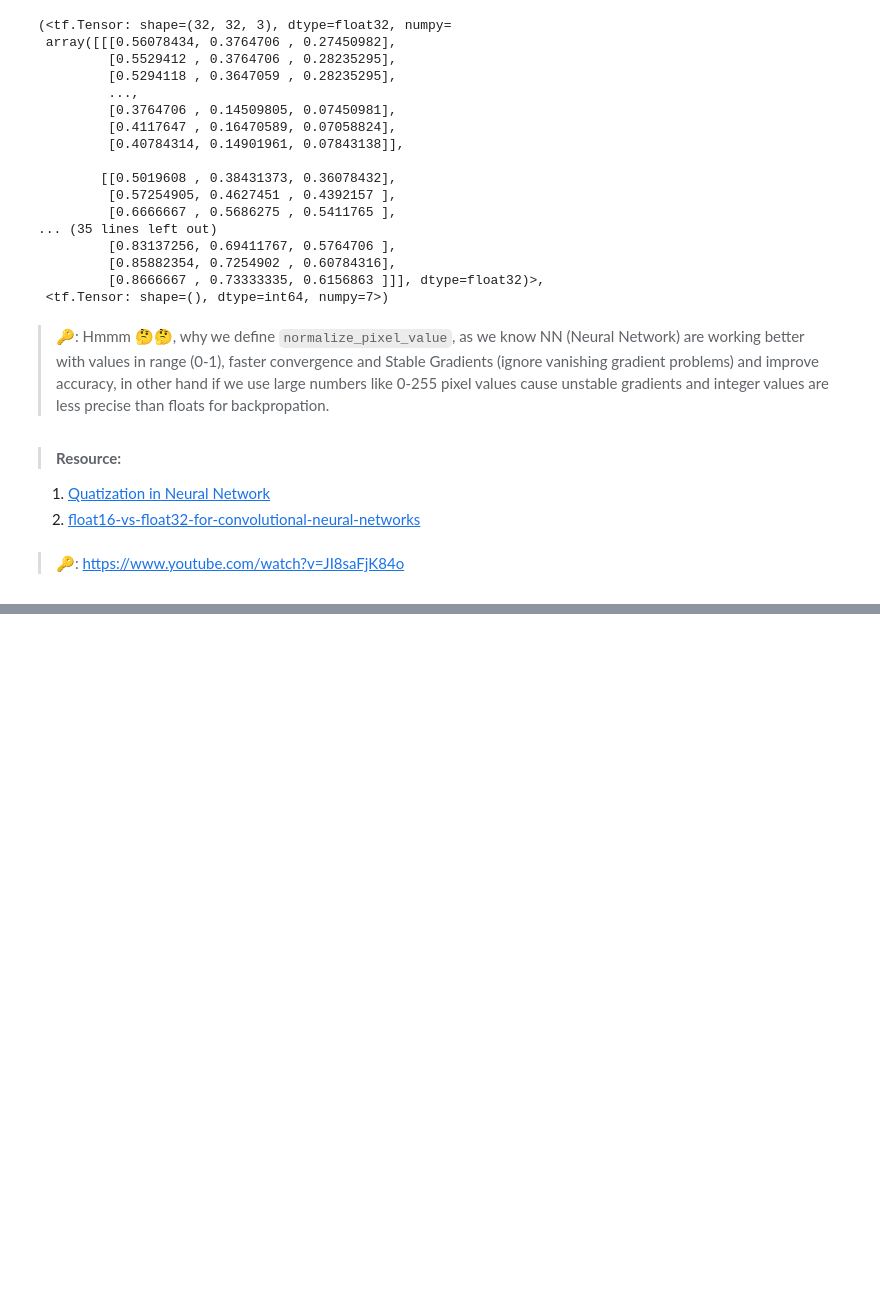
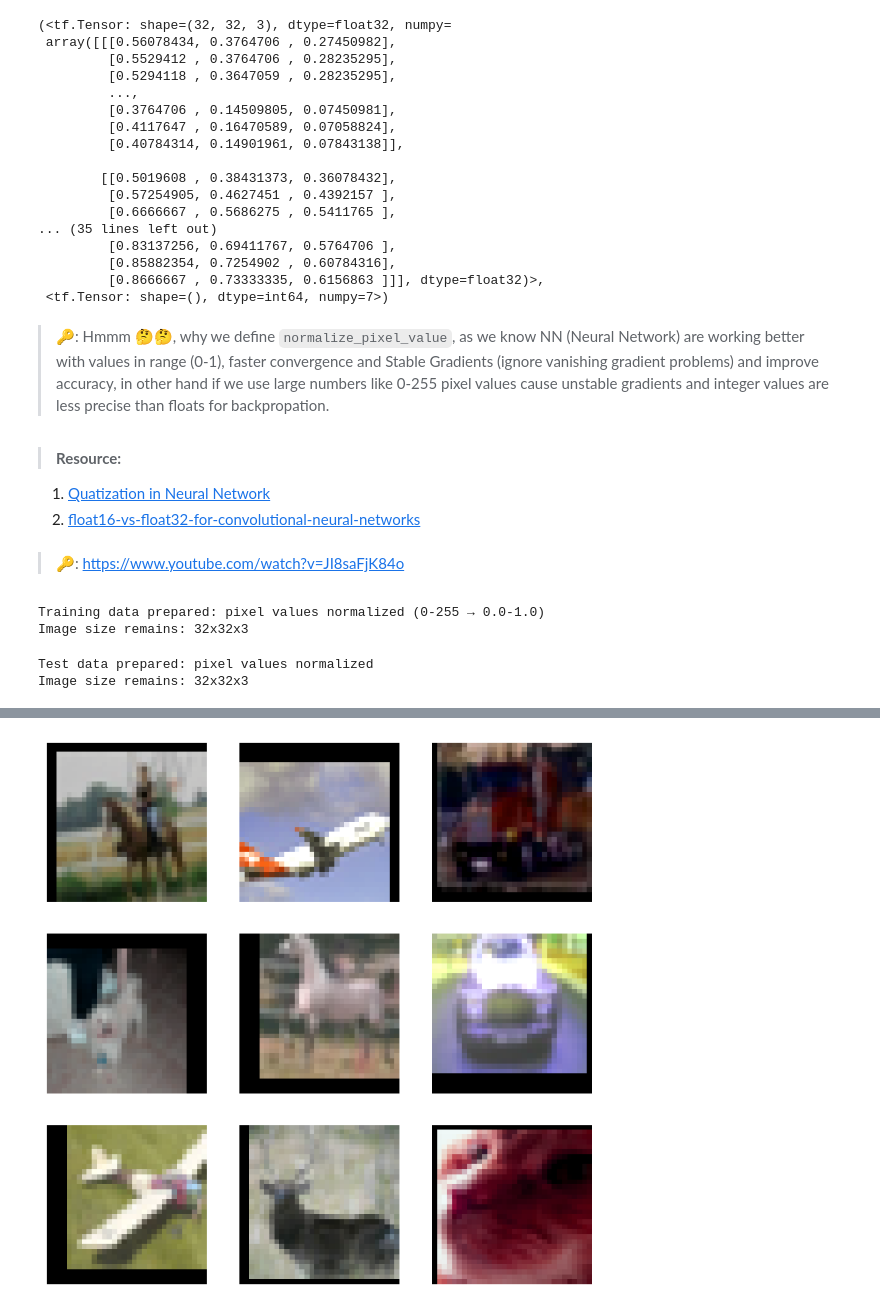
Before and after one commit to Benguerine/resnet50-for-cifar10, a Jupyter notebook: notebook/CIFAR-10_with_ResNet50.ipynb, the cells around one changed output, grey strips where cells are left out. Saved outputs shown, nothing was run; the diff lists cells and outputs as text; code cells hidden in the pictures; blank space fills up the shorter version.

```diff
--- a/notebook/CIFAR-10_with_ResNet50.ipynb
+++ b/notebook/CIFAR-10_with_ResNet50.ipynb
@@ -257,3 +257,35 @@ def data_augmented(image, label):
   return image, label
 # %% [markdown]
 > 🔑: https://www.youtube.com/watch?v=JI8saFjK84o
+# %%
+# Prepare training data with pixel normalization and augmentation
+train_ds = train_data.map(normalize_pixel_values, num_parallel_calls=tf.data.AUTOTUNE)
+train_ds = train_ds.map(data_augmented, num_parallel_calls=tf.data.AUTOTUNE)
+train_ds = train_ds.shuffle(1000).batch(32).prefetch(tf.data.AUTOTUNE)
+
+print("Training data prepared: pixel values normalized (0-255 → 0.0-1.0)")
+print("Image size remains: 32x32x3")
+# %% [output]
+Training data prepared: pixel values normalized (0-255 → 0.0-1.0)
+Image size remains: 32x32x3
+# %%
+# Prepare test data (only pixel normalization, no augmentation)
+test_ds = test_data.map(normalize_pixel_values, num_parallel_calls=tf.data.AUTOTUNE)
+test_ds = test_ds.batch(32).prefetch(tf.data.AUTOTUNE)
+
+print("Test data prepared: pixel values normalized")
+print("Image size remains: 32x32x3")
+# %% [output]
+Test data prepared: pixel values normalized
+Image size remains: 32x32x3
+# %%
+import matplotlib.pyplot as plt
+
+for images, labels in train_ds.take(1):  # Take one batch
+    plt.figure(figsize=(8,8))
+    for i in range(9):
+        ax = plt.subplot(3,3,i+1)
+        plt.imshow(images[i].numpy())
+        plt.axis("off")
+    plt.show()
+# %% [output]
@@ -259,0 +297 @@ def data_augmented(image, label):
+[figure, added]
```
Also changed, not shown: parts of 3 cells of this notebook, 1 other file.
